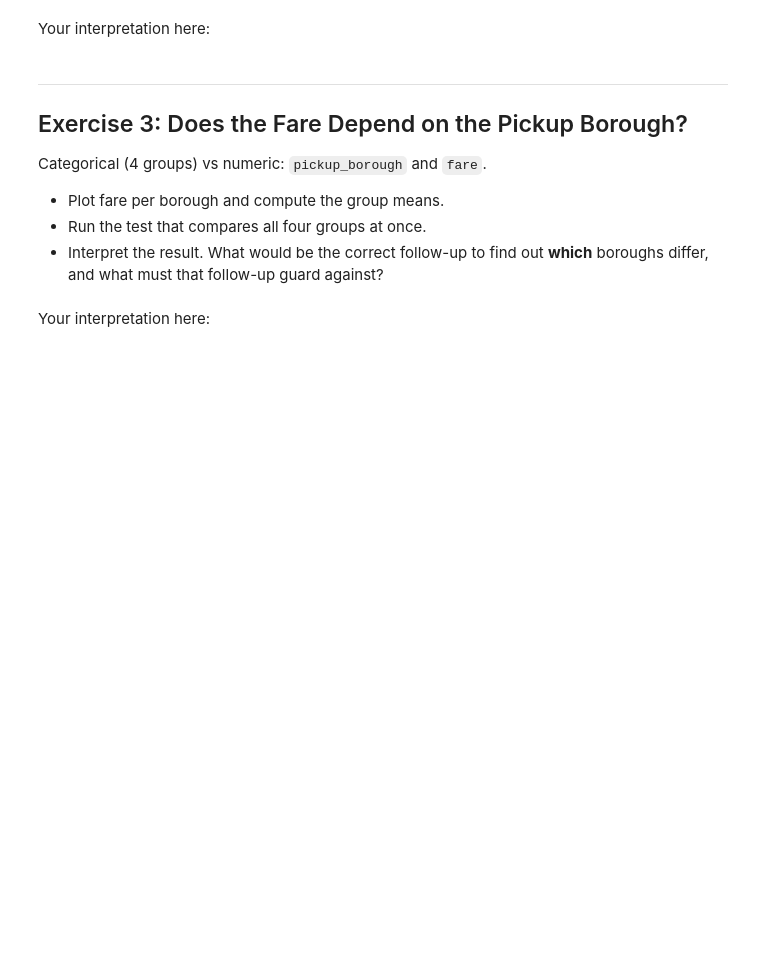
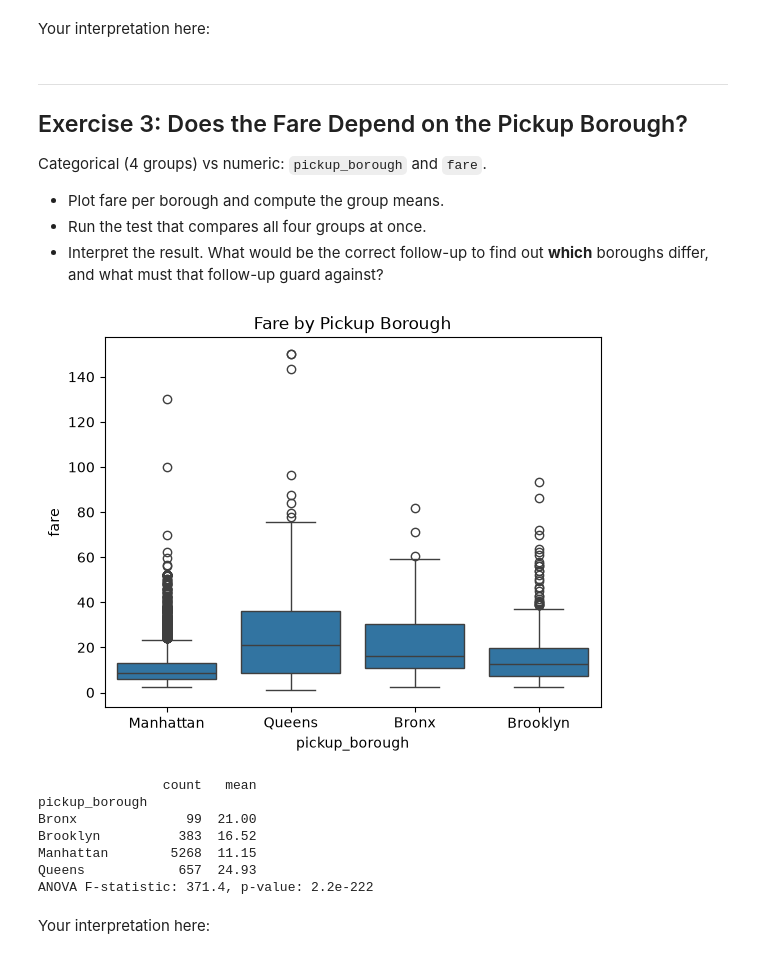
Before and after one commit to TypsonRS/ds-hypothesis-testingKSD, a Jupyter notebook: 5_hypothesis_testing_for_eda_exercise.ipynb, the cells around one changed output. Cells and saved outputs as stored; diff of their text form; code cells hidden in the pictures; blank space fills up the shorter version.

```diff
--- a/5_hypothesis_testing_for_eda_exercise.ipynb
+++ b/5_hypothesis_testing_for_eda_exercise.ipynb
@@ -88,3 +145,25 @@ Categorical (4 groups) vs numeric: `pickup_borough` and `fare`.
+# %%
+# Your code here
+boro = df.dropna(subset=["pickup_borough"])
+
+sns.boxplot(data=boro, x="pickup_borough", y="fare")
+plt.title("Fare by Pickup Borough")
+plt.show()
+
+print(boro.groupby("pickup_borough")["fare"].agg(["count", "mean"]).round(2))
+
+groups = [g["fare"].values for _, g in boro.groupby("pickup_borough")]
+f_stat, p_value = stats.f_oneway(*groups)
+print(f"ANOVA F-statistic: {f_stat:.1f}, p-value: {p_value:.1e}")
+# %% [output]
+[figure, added]
+                count   mean
+pickup_borough
+Bronx              99  21.00
+Brooklyn          383  16.52
+Manhattan        5268  11.15
+Queens            657  24.93
+ANOVA F-statistic: 371.4, p-value: 2.2e-222
 # %% [markdown]
 Your interpretation here:
 # %% [markdown]
```
Also changed, not shown: parts of 11 cells of this notebook, 7 other files.
